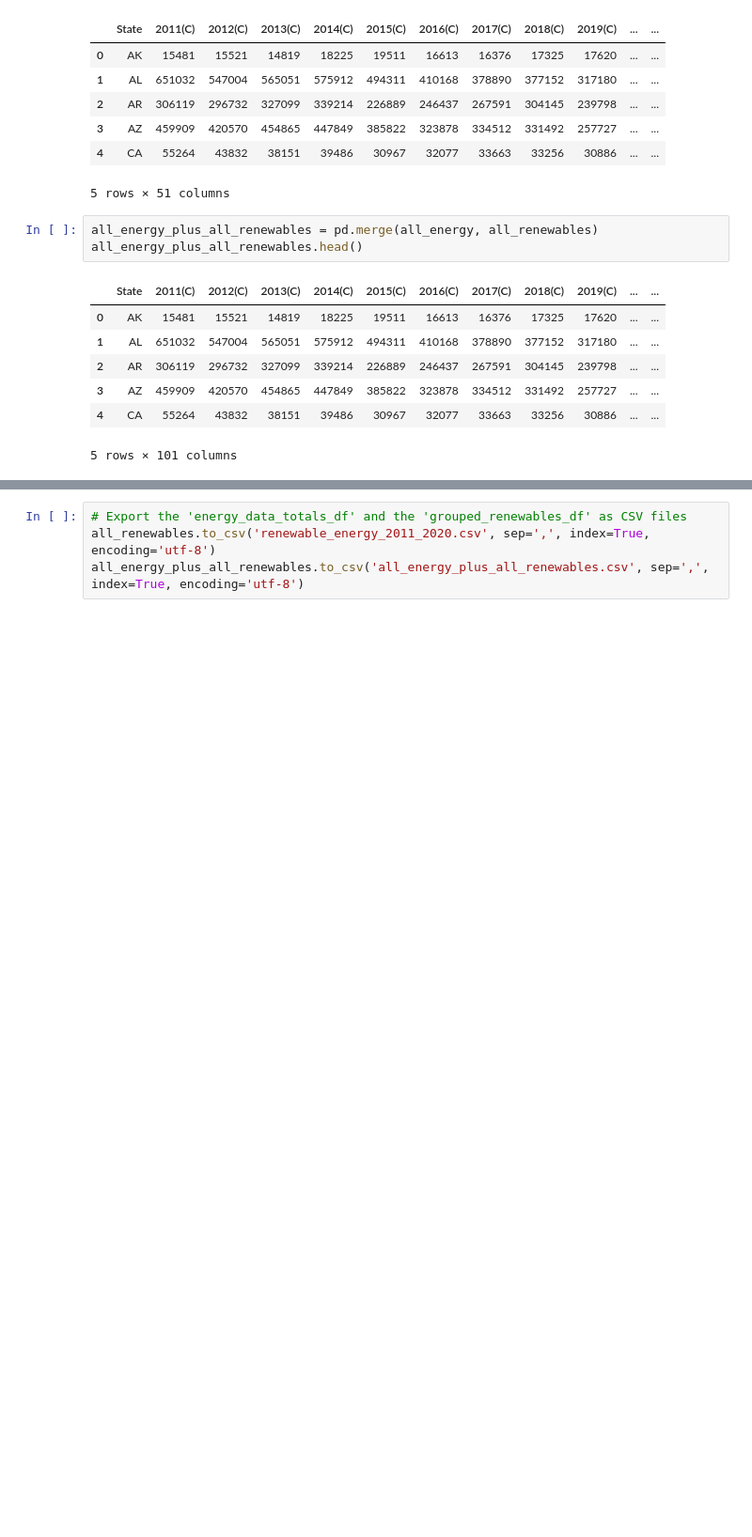
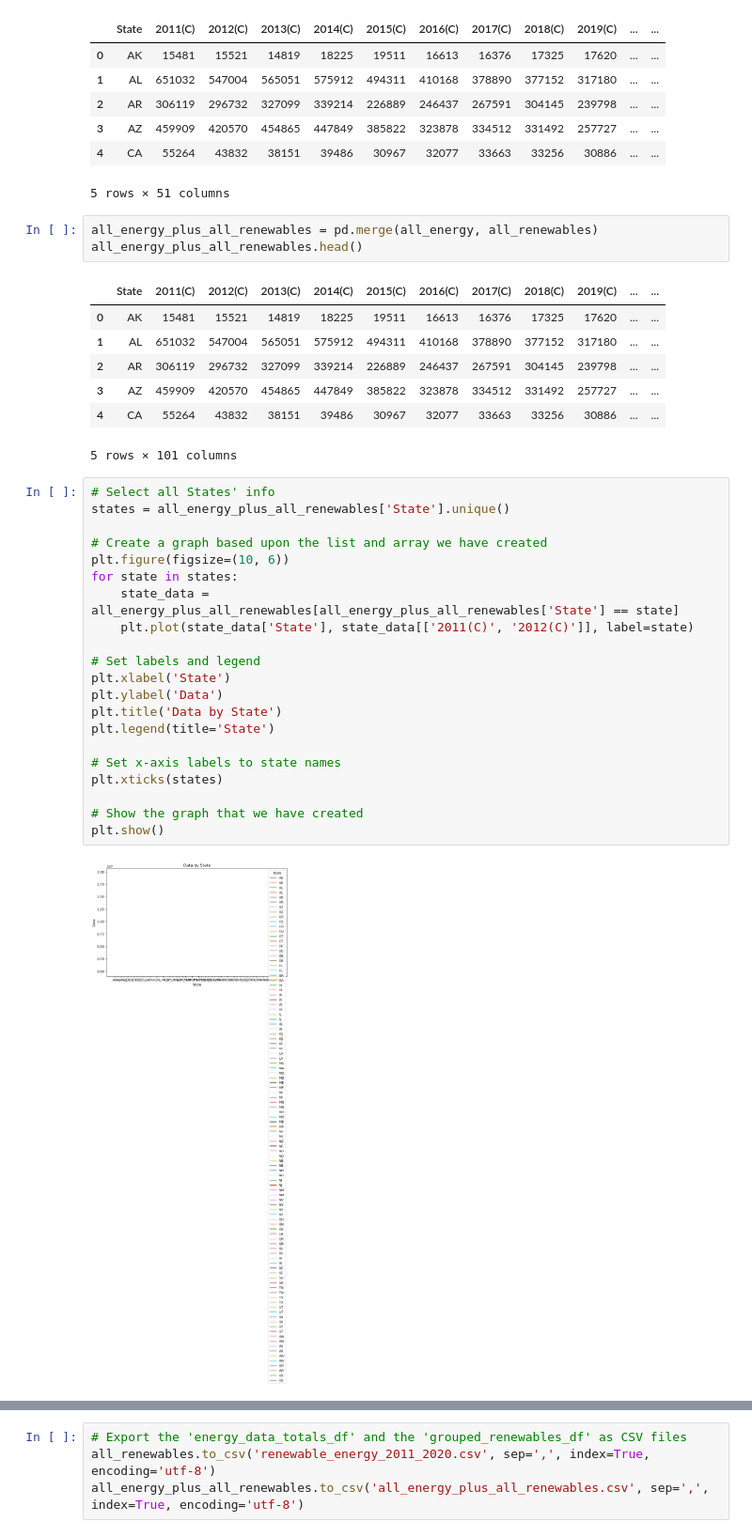
Before and after one commit to fraserclaire/Group3_Project4, a Jupyter notebook: ac/renewable_energy.ipynb, the cells around one changed output, grey strips where cells are left out. Shown at 94% size. Saved outputs shown, nothing was run; the diff lists cells and outputs as text; blank space fills up the shorter version.

Commit message:
Began energy data visualizations

```diff
--- a/ac/renewable_energy.ipynb
+++ b/ac/renewable_energy.ipynb
@@ -227,3 +230,26 @@ all_energy_plus_all_renewables.head()
 | 3 | AZ | 459909 | 420570 | 454865 | 447849 | 385822 | 323878 | 334512 | 331492 | 257727 | ... | ... |
 | 4 | CA | 55264 | 43832 | 38151 | 39486 | 30967 | 32077 | 33663 | 33256 | 30886 | ... | ... |
 5 rows × 101 columns
+# %%
+# Select all States' info
+states = all_energy_plus_all_renewables['State'].unique()
+
+# Create a graph based upon the list and array we have created
+plt.figure(figsize=(10, 6))
+for state in states:
+    state_data = all_energy_plus_all_renewables[all_energy_plus_all_renewables['State'] == state]
+    plt.plot(state_data['State'], state_data[['2011(C)', '2012(C)']], label=state)
+
+# Set labels and legend
+plt.xlabel('State')
+plt.ylabel('Data')
+plt.title('Data by State')
+plt.legend(title='State')
+
+# Set x-axis labels to state names
+plt.xticks(states)
+
+# Show the graph that we have created
+plt.show()
+# %% [output]
+[figure, added]
```
Also changed, not shown: parts of 2 cells of this notebook, 1 other file.
